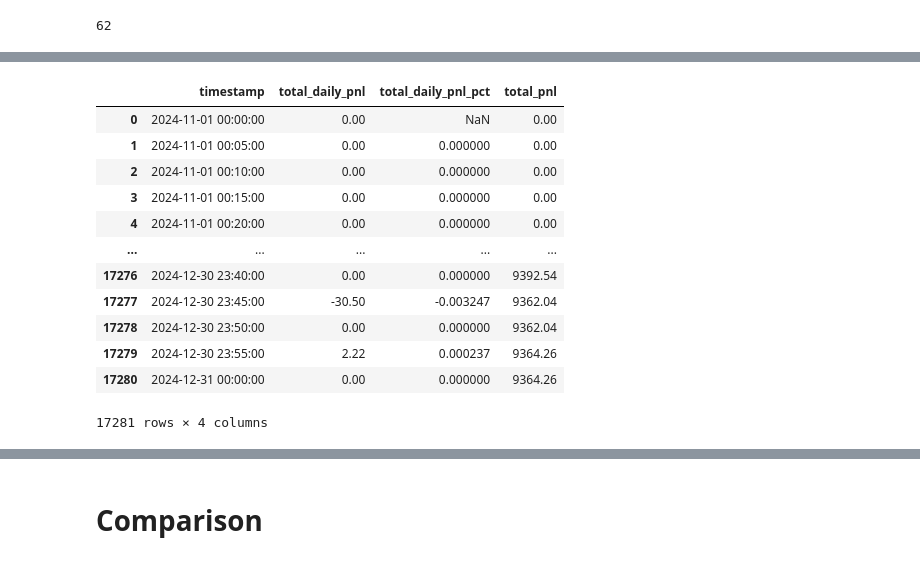
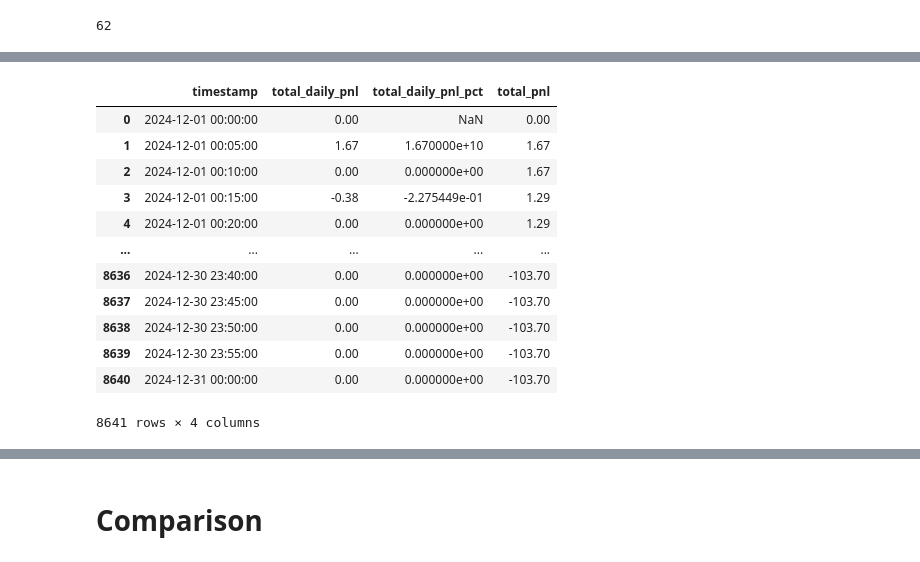
Before and after one commit to saltedpotato/qf635-microstructure-project, a Jupyter notebook: test_strats.ipynb, the cells around one changed output, grey strips where cells are left out. Saved outputs shown, nothing was run; the diff lists cells and outputs as text; code cells hidden in the pictures.

Commit message:
rearranged files, added code for backtest and pnl output

```diff
--- a/test_strats.ipynb
+++ b/test_strats.ipynb
@@ -22,7 +22,7 @@ len(coint_pairs)
 62
 # %%
 test_pairs = coint_pairs[:4]
-test_pairs = ['BTCUSDT', 'ETHUSDT']
+test_pairs = ['ETHUSDT']
 print(test_pairs)
 
 symbol_manager = BinanceSymbolManager()
@@ -100,20 +99,21 @@ class pair_trading:
                     is_mean_revert += [1]
                 else:
                     is_mean_revert += [0]
+
             self.df[t+'_is_mean_revert'] = [0] * (len(self.df) - len(is_mean_revert)) + is_mean_revert
             self.df[t+"_is_mean_revert"] = self.df[t+"_is_mean_revert"].fillna(0)
 
             self.df[t+'_signal'] = np.where((self.df[t+'_z_scores'] > execute_threshold) | (self.df[t+'_z_scores'] < -execute_threshold), 1, 0)
             self.df[t+'_signal'] = np.where(self.df[t+'_is_mean_revert'] != 1, 0, self.df[t+'_signal'])
-            # self.df.loc[self.df[t+'_z_scores'] > execute_threshold, t+'_signal'] = -1
-            # self.df.loc[self.df[t+'_z_scores'] < -execute_threshold, t+'_signal'] = 1
+
 
             self.df[t+'_exit_signal'] = np.where((self.df[t+'_z_scores'] > -close_threshold) & (self.df[t+'_z_scores'] < close_threshold), 1, 0)
             self.df[t+'_exit_signal'] = np.where(self.df[t+'_exit_signal'] != 1, 1, self.df[t+'_exit_signal'])
 
         return self.df
 
-    def computePnL(self, ticker, test_start_date): #have not account for capital
+
+    def backtest(self, ticker, test_start_date, stoploss = 0.1, drawdown_duration = 100): #have not account for capital
         trades = self.df[self.df['timestamp'] >= test_start_date].copy().reset_index(drop=True)
         # PnL variables - one set per security
         position = 0
@@ -141,6 +141,13 @@ class pair_trading:
             if exit_signal == 1:
                 if position != 0:
                     qty = -position #close position
+            elif daily_pnl_pct[-1] < -stoploss:
+                if position != 0:
+                    qty = -position #close position
+            elif (np.array(daily_pnl_pct[-drawdown_duration:]) <= 0).sum() == drawdown_duration:
+                if position != 0:
+                     qty = -position #close position
+
 
             if qty < 0:
                 avg_short_price = (avg_short_price * short_pos + price * qty) / (short_pos + qty)
@@ -171,7 +178,7 @@ class pair_trading:
             pnlUnrealized_list += [pnlUnrealized]
             pnlRealized_list += [pnlRealized]
             try:
-                daily_pnl_pct += [((pnlRealized+pnlUnrealized) - (pnlUnrealized_list[-2] + pnlRealized_list[-2]))/(pnlUnrealized_list[-2] + pnlRealized_list[-2]+1e-10)]
+                daily_pnl_pct += [((pnlRealized+pnlUnrealized) - (pnlUnrealized_list[-2] + pnlRealized_list[-2]))/abs(pnlUnrealized_list[-2] + pnlRealized_list[-2]+1e-10)]
             except:
                 daily_pnl_pct += [np.nan]
 
@@ -191,10 +198,10 @@ class pair_trading:
 
         return pnl_df
 
-    def computePortfolioPnL(self, test_start_date):
+    def computePortfolioPnL(self, test_start_date, stoploss=0.1):
         portfolioPnL = pd.DataFrame()
         for ind, t in enumerate(self.tickers):
-            pnl_df = self.computePnL(t, test_start_date)
+            pnl_df = self.backtest(t, test_start_date, stoploss)
             portfolioPnL[t+"_daily_pnl"] = pnl_df["Daily_PnL"]
             portfolioPnL[t+"_daily_pnl_pct"] = pnl_df["Daily_PnL_Pct"]
             if ind > 0:
@@ -215,7 +222,7 @@ class pair_trading:
         fig, axs = plt.subplots(len(self.tickers)+1,1, figsize=(15,9), sharex=True)
 
         for i, t in enumerate(self.tickers):
-            pnl_df = self.computePnL(t, test_start_date)
+            pnl_df = self.backtest(t, test_start_date)
             axs[i].plot(pnl_df["Date"], pnl_df["PnL_Total"], label=f"{t}_PnL_Total")
             axs[i].set_ylabel("Accumulated PnL")
             axs[i].set_xlabel("Date")
@@ -238,17 +247,17 @@ model.plot_pnl(test_start_date="2024-01-01")
 # %%
-pnl_df = model.computePortfolioPnL(test_start_date="2024-01-01")
+pnl_df = model.computePortfolioPnL(test_start_date="2024-12-01", stoploss=1)
 pnl_df
 # %% [output]
 |  | timestamp | total_daily_pnl | total_daily_pnl_pct | total_pnl |
-| 0 | 2024-11-01 00:00:00 | 0.00 | NaN | 0.00 |
-| 1 | 2024-11-01 00:05:00 | 0.00 | 0.000000 | 0.00 |
-| 2 | 2024-11-01 00:10:00 | 0.00 | 0.000000 | 0.00 |
-| 3 | 2024-11-01 00:15:00 | 0.00 | 0.000000 | 0.00 |
-| 4 | 2024-11-01 00:20:00 | 0.00 | 0.000000 | 0.00 |
+| 0 | 2024-12-01 00:00:00 | 0.00 | NaN | 0.00 |
+| 1 | 2024-12-01 00:05:00 | 1.67 | 1.670000e+10 | 1.67 |
+| 2 | 2024-12-01 00:10:00 | 0.00 | 0.000000e+00 | 1.67 |
+| 3 | 2024-12-01 00:15:00 | -0.38 | -2.275449e-01 | 1.29 |
+| 4 | 2024-12-01 00:20:00 | 0.00 | 0.000000e+00 | 1.29 |
 | ... | ... | ... | ... | ... |
-| 17276 | 2024-12-30 23:40:00 | 0.00 | 0.000000 | 9392.54 |
-| 17277 | 2024-12-30 23:45:00 | -30.50 | -0.003247 | 9362.04 |
-| 17278 | 2024-12-30 23:50:00 | 0.00 | 0.000000 | 9362.04 |
-| 17279 | 2024-12-30 23:55:00 | 2.22 | 0.000237 | 9364.26 |
-| 17280 | 2024-12-31 00:00:00 | 0.00 | 0.000000 | 9364.26 |
+| 8636 | 2024-12-30 23:40:00 | 0.00 | 0.000000e+00 | -103.70 |
+| 8637 | 2024-12-30 23:45:00 | 0.00 | 0.000000e+00 | -103.70 |
+| 8638 | 2024-12-30 23:50:00 | 0.00 | 0.000000e+00 | -103.70 |
+| 8639 | 2024-12-30 23:55:00 | 0.00 | 0.000000e+00 | -103.70 |
+| 8640 | 2024-12-31 00:00:00 | 0.00 | 0.000000e+00 | -103.70 |
-17281 rows × 4 columns
+8641 rows × 4 columns
```
Also changed, not shown: parts of 7 cells of this notebook, 8 other files.
